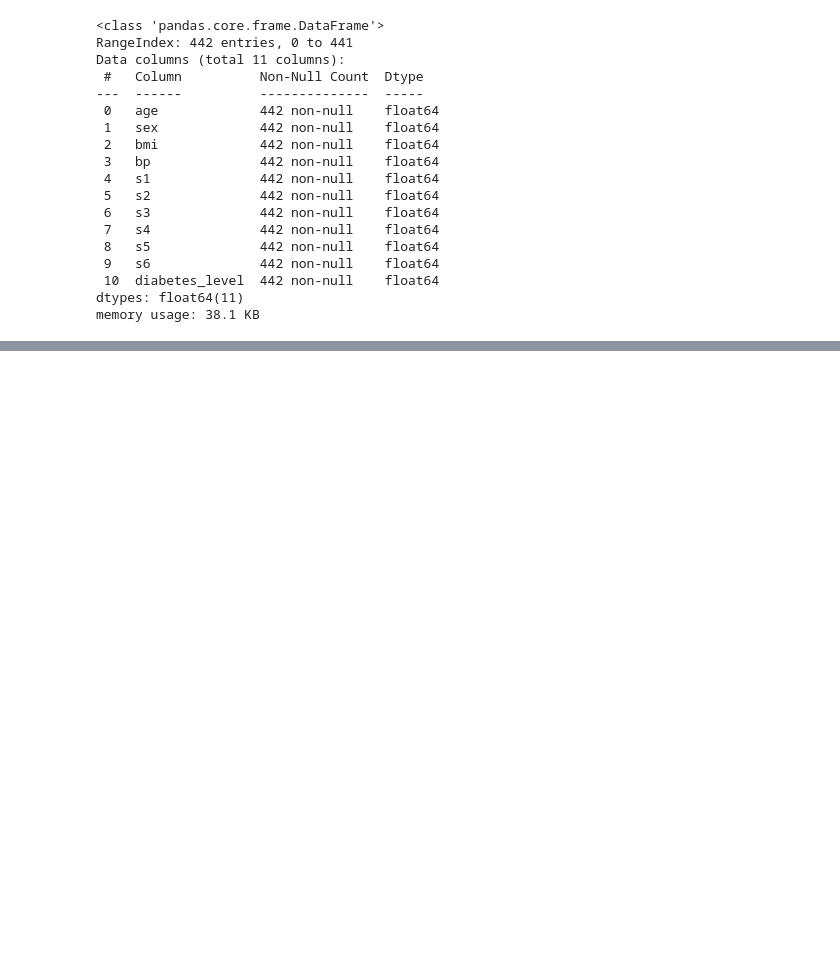
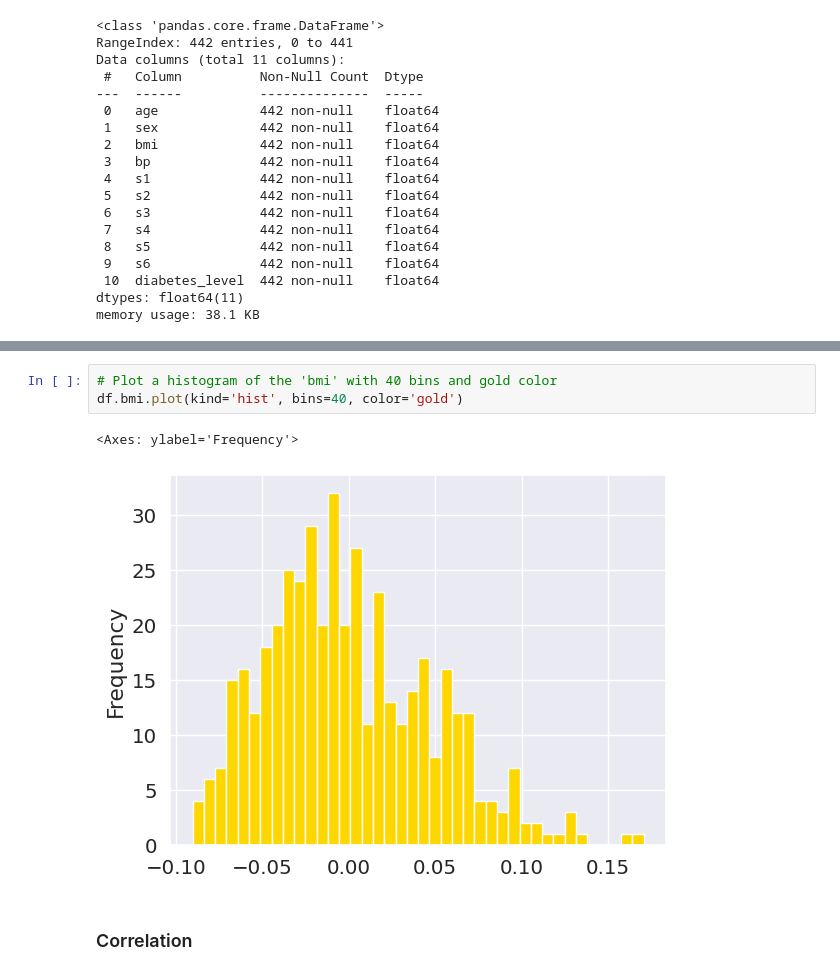
Before and after one commit to davidofitaly/05_decision_tree_regression_projects, a Jupyter notebook: Untitled288.ipynb, the cells around one changed output, grey strips where cells are left out. Cells and saved outputs as stored; diff of their text form; blank space fills up the shorter version.

```diff
--- a/Untitled288.ipynb
+++ b/Untitled288.ipynb
@@ -86,0 +174,8 @@ memory usage: 38.1 KB
+# %%
+# Plot a histogram of the 'bmi' with 40 bins and gold color
+df.bmi.plot(kind='hist', bins=40, color='gold')
+# %% [output]
+<Axes: ylabel='Frequency'>
+[figure, added]
+# %% [markdown]
+### <a name='5' a> </a> Correlation
```
Also changed, not shown: parts of 20 cells of this notebook.
